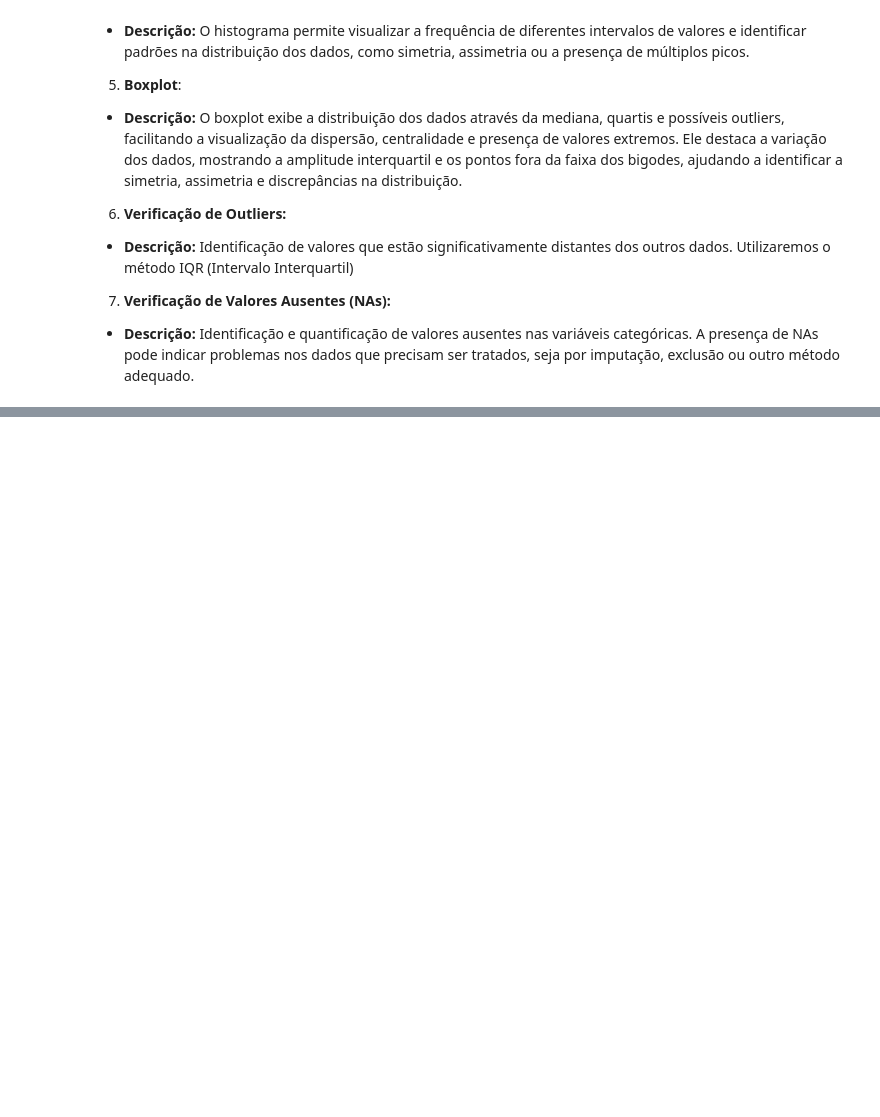
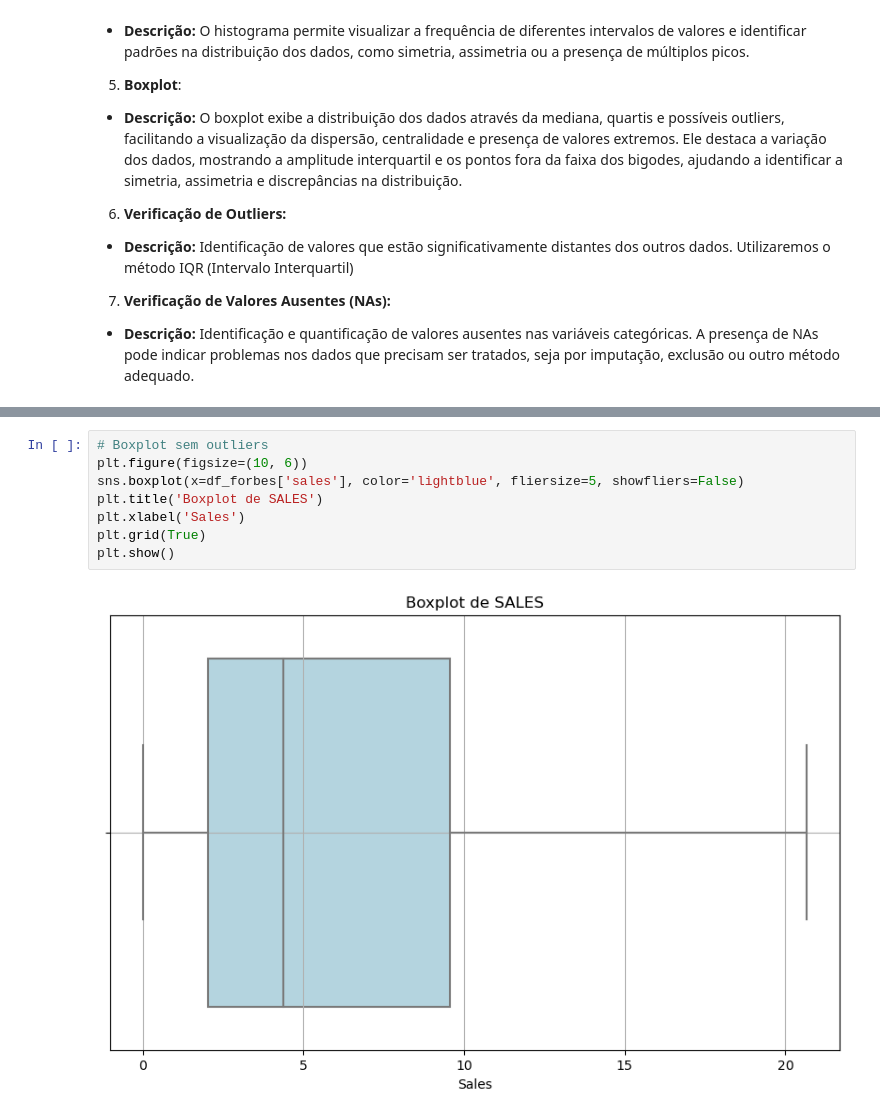
Before and after one commit to isastersa/estudos-womakerscode, a Jupyter notebook: python-estatistica/estudos_estatistica1.ipynb, the cells around one changed output, grey strips where cells are left out. Cells and saved outputs as stored; diff of their text form; blank space fills up the shorter version.

```diff
--- a/python-estatistica/estudos_estatistica1.ipynb
+++ b/python-estatistica/estudos_estatistica1.ipynb
@@ -263,0 +287,10 @@ Moda de SALES: 0.58
+# %%
+# Boxplot sem outliers
+plt.figure(figsize=(10, 6))
+sns.boxplot(x=df_forbes['sales'], color='lightblue', fliersize=5, showfliers=False)
+plt.title('Boxplot de SALES')
+plt.xlabel('Sales')
+plt.grid(True)
+plt.show()
+# %% [output]
+[figure, added]
```
Also changed, not shown: parts of 38 cells of this notebook, 2 other files.
